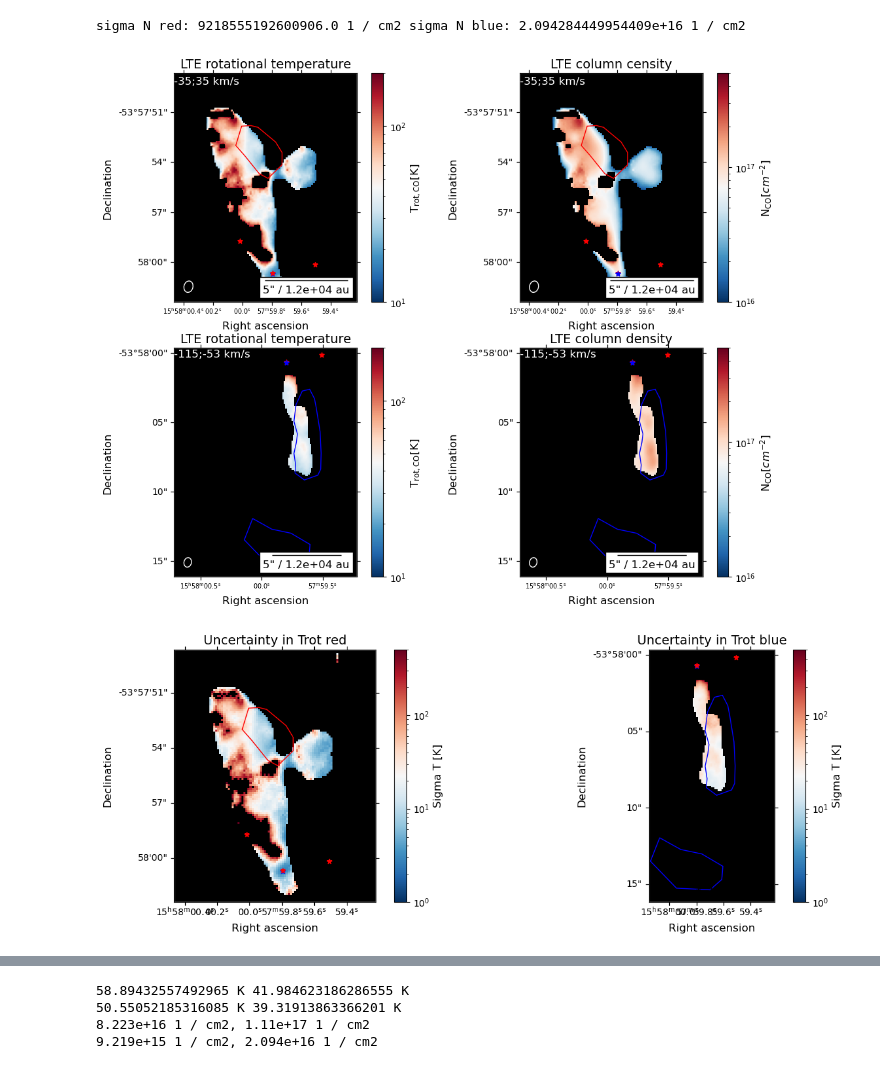
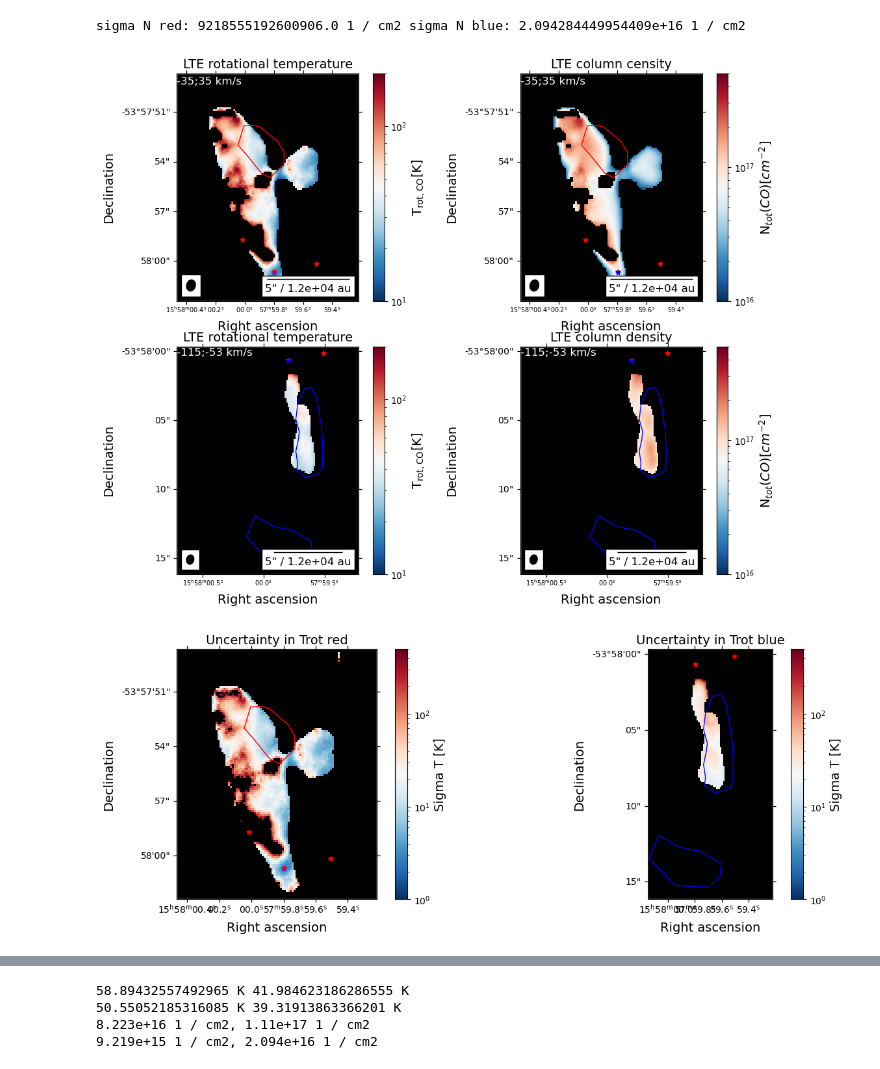
Before and after one commit to femkeballieux/master_project_2, a Jupyter notebook: code/LTERadtrans_RotDiagram_G328.25.ipynb, the cells around one changed output, grey strips where cells are left out. Cells and saved outputs as stored; diff of their text form; code cells hidden in the pictures.

```diff
--- a/code/LTERadtrans_RotDiagram_G328.25.ipynb
+++ b/code/LTERadtrans_RotDiagram_G328.25.ipynb
@@ -37,7 +37,7 @@ plt.rcParams.update({
     "savefig.facecolor": (1.0, 1.0, 1.0, 1.0),
     'font.size': 12,                # Set default font size
     'axes.titlesize': 14,           # Title font size
-    'axes.labelsize': 12,           # X and Y label font size
+    'axes.labelsize': 14,           # X and Y label font size
     'xtick.labelsize': 10,          # X tick label font size
     'ytick.labelsize': 10,          # Y tick label font size
 })
@@ -446,7 +446,7 @@ ax[0,0].set_facecolor('black')
 ax[0,0].set_title('LTE rotational temperature')
 ax[0,0].set_xlabel('Right ascension')
 ax[0,0].set_ylabel('Declination')
-v.add_beam(ax=ax[0,0],major=beam_major, minor=beam_minor, angle=beam_pa, color='black', edgecolor='white')
+v.add_beam(ax=ax[0,0],major=beam_major, minor=beam_minor, angle=beam_pa, color='black', edgecolor='black', frame=True)
 ax[0,0].set_xlim(500,600)
 ax[0,0].set_ylim(550,675)
 ax[0,0].text(500,669,red_velrange_text+' km/s', color='white')
@@ -467,7 +467,7 @@ ax[1,0].set_ylabel('Declination')
 ax[1,0].set_xlim(480,600)
 ax[1,0].set_ylim(425,575)
 ax[1,0].text(480,569,blue_velrange_text+' km/s', color='white')
-v.add_beam(ax=ax[1,0],major=beam_major, minor=beam_minor, angle=beam_pa, color='black', edgecolor='white')
+v.add_beam(ax=ax[1,0],major=beam_major, minor=beam_minor, angle=beam_pa, color='black', edgecolor='black', frame=True)
 ax[1,0].tick_params(axis='x', labelsize=7)
 v.add_scalebar(ax[1,0], length=5*u.arcsec, label=f"5\" / {((5*u.arcsec).to(u.rad)*d.to(u.au)).value:.2} au" , frame=True, pad=0.3)
 fig.colorbar(mappable=sm_T, ax=ax[1,0], label=r'T$_{\mathrm{rot,CO}}$[K]')
@@ -486,10 +486,10 @@ ax[0,1].text(500,669,red_velrange_text+' km/s', color='white')
 # ax[0,1].scatter(543,585, facecolors='none', edgecolors='blue', linewidth=2) #bad
 # ax[0,1].scatter(550,574, facecolors='none', edgecolors='red', linewidth=2) #bad
 # ax[0,1].scatter(535,600, facecolors='none', edgecolors='black', linewidth=2) #good
-v.add_beam(ax=ax[0,1],major=beam_major, minor=beam_minor, angle=beam_pa, color='black', edgecolor='white')
+v.add_beam(ax=ax[0,1],major=beam_major, minor=beam_minor, angle=beam_pa, color='black', edgecolor='black', frame=True)
 ax[0,1].tick_params(axis='x', labelsize=7)
 v.add_scalebar(ax[0,1], length=5*u.arcsec, label=f"5\" / {((5*u.arcsec).to(u.rad)*d.to(u.au)).value:.2} au", frame=True, pad=0.3)
-fig.colorbar(mappable=sm_d, ax=ax[0,1], label=r'N$_{\mathrm{CO}}[cm^{-2}]$')
+fig.colorbar(mappable=sm_d, ax=ax[0,1], label=r'N$_{tot}(CO)[cm^{-2}]$')
 
 #coldens blue
 ax[1,1].imshow(N_B6_CO_blue_behaved.value, origin='lower', cmap='RdBu_r', norm=norm_d)
@@ -501,41 +501,41 @@ ax[1,1].set_ylabel('Declination')
 ax[1,1].set_xlim(480,600)
 ax[1,1].set_ylim(425,575)
 ax[1,1].text(480,569,blue_velrange_text+' km/s', color='white')
-v.add_beam(ax=ax[1,1],major=beam_major, minor=beam_minor, angle=beam_pa, color='black', edgecolor='white')
+v.add_beam(ax=ax[1,1],major=beam_major, minor=beam_minor, angle=beam_pa, color='black', edgecolor='black', frame=True)
 ax[1,1].tick_params(axis='x', labelsize=7)
 v.add_scalebar(ax[1,1], length=5*u.arcsec, label=f"5\" / {((5*u.arcsec).to(u.rad)*d.to(u.au)).value:.2} au", frame=True, pad=0.3)
-fig.colorbar(mappable=sm_d, ax=ax[1,1], label=r'N$_{\mathrm{CO}}[cm^{-2}]$')
+fig.colorbar(mappable=sm_d, ax=ax[1,1], label=r'N$_{tot}(CO)[cm^{-2}]$')
 
 
 ax[0,0].scatter(hot_cores_RA, hot_cores_DEC, transform=ax[0,0].get_transform('fk5'), s=30,
            color='blue', marker='*', label='Hot cores', zorder=100)
 ax[0,1].scatter(hot_cores_RA, hot_cores_DEC, transform=ax[0,1].get_transform('fk5'), s=30,
            color='blue', marker='*', label='Hot cores', zorder=100)
 ax[1,0].scatter(hot_cores_RA, hot_cores_DEC, transform=ax[1,0].get_transform('fk5'), s=30,
            color='blue', marker='*', label='Hot cores', zorder=100)
 ax[1,1].scatter(hot_cores_RA, hot_cores_DEC, transform=ax[1,1].get_transform('fk5'), s=30,
            color='blue', marker='*', label='Hot cores', zorder=100)
 
 ax[0,0].scatter(all_cores_coords.ra, all_cores_coords.dec, transform=ax[0,0].get_transform('fk5'), s=30,
               color='red', marker='*', label='All cores', zorder=100)
 ax[0,1].scatter(all_cores_coords.ra, all_cores_coords.dec, transform=ax[0,1].get_transform('fk5'), s=30,
                 color='red', marker='*', label='All cores')
 ax[1,0].scatter(all_cores_coords.ra, all_cores_coords.dec, transform=ax[1,0].get_transform('fk5'), s=30,
                 color='red', marker='*', label='All cores')
 ax[1,1].scatter(all_cores_coords.ra, all_cores_coords.dec, transform=ax[1,1].get_transform('fk5'), s=30,
                 color='red', marker='*', label='All cores')
 
 for region in regions:
     pixel_region = region.to_pixel(wcs_B6_red)
     pixel_region.plot(ax=ax[0,0], linewidth=1)
     pixel_region.plot(ax=ax[0,1], linewidth=1)
     pixel_region.plot(ax=ax[1,0], linewidth=1)
     pixel_region.plot(ax=ax[1,1], linewidth=1)
 
 plt.subplots_adjust(wspace=0.2)
 plt.savefig(path+'plots/LTE_tempmaps_'+source_name+'.pdf', dpi=500, bbox_inches='tight')
 # %% [output]
-[figure, old version]
+[figure, new version]
 # %%
 """
 Plot the sigma on temperature
@@ -590,7 +590,7 @@ for region in regions:
 plt.subplots_adjust(wspace=0.1)
 # plt.savefig(path+'plots/ratio_flux.png', bbox_inches='tight')
 # %% [output]
-[figure, old version]
+[figure, new version]
 # %%
 """
 Plot the sigma on columndensity
```
Also changed, not shown: parts of 11 cells of this notebook, 26 other files.
